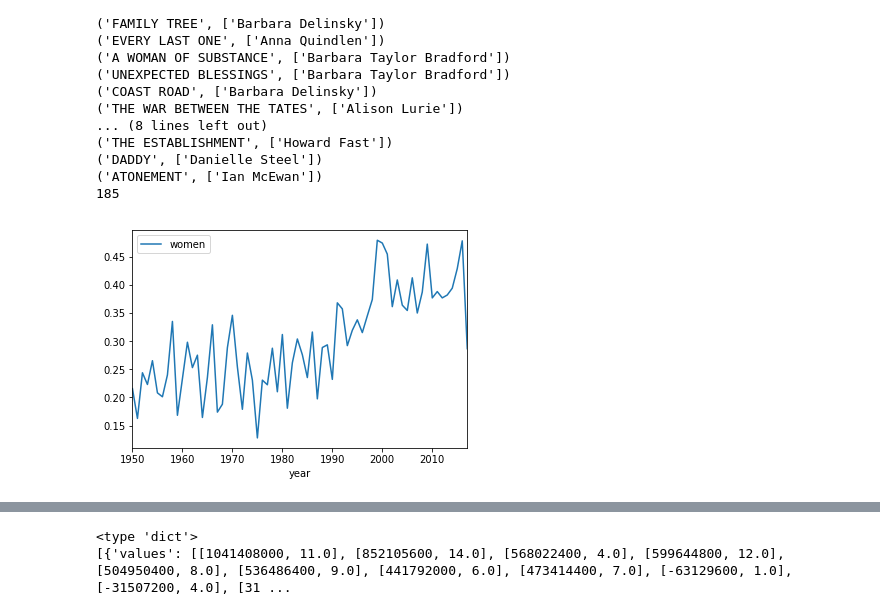
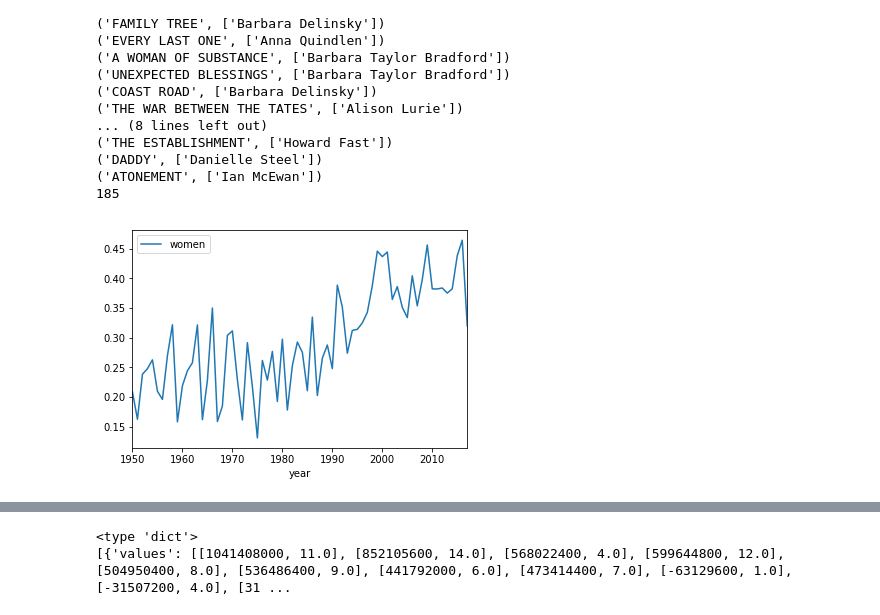
Before and after one commit to cimar/books, a Jupyter notebook: Clean Glue.ipynb, the cells around one changed output, grey strips where cells are left out. Saved outputs shown, nothing was run; the diff lists cells and outputs as text; code cells hidden in the pictures.

```diff
--- a/Clean Glue.ipynb
+++ b/Clean Glue.ipynb
@@ -672,3 +694,6 @@ def process_raw_list(input_ls):
         target.append(target_row)
         i = i+1
     return target
+# %%
+alternative_gender = load_obj("adult_alternative.pickle")
+new_skipped_ta = []
@@ -721,7 +909,7 @@ print process_raw_list(to_process[0:2])
 # %%
-processed = process_raw_list(to_process)
-write_obj(processed,"processed_arr3.pickle")
-#processed = load_obj("processed_arr.pickle")
-print processed[0]
+processed = new_process_raw_list(to_process)
+write_obj(processed,"processed_arr5.pickle")
+#processed = load_obj("processed_arr3.pickle")
+print processed[8]
 print len(processed)
 # %% [output]
@@ -747,17 +982,16 @@ genre_terms = ["fiction","stories","tales","literature","opera"]
 genre_dict = {"romance":{"keys":["romance","erotic"],"stops":["language"]}, #took out 'domestic'
               "domestic":{"keys":["domestic"]},
               "suspense":{"keys":["suspense"]},
-              "legal":{"keys":["legal"]},
               "horror":{"keys":["horror","paranormal"]},
               "mystery":{"keys":["mystery","detective","crime"]},
               "spy_and_politics":{"keys":["spy ","politic"]},
               "fsf":{"keys":["fantasy","science fiction", "space","cyberpunk","steampunk"]},
               "adventure":{"keys":["adventure","western","sea "]},
-              "ya":{"keys":["young adult"]},
-              "war":{"keys":["war "]},
-              "religious":{"keys":["religious","christian"],"stop":["aspects"]},
-              "historical":{"keys":["historical"]} ## <-- I think this one might not be a well-supported
-                                                   ## category in the DB
+              "historical":{"keys":["historical"]},
+              #"ya/child":{"keys":["young adult","child","teen"]},
+              #"war":{"keys":["war "]},
+              #"religious":{"keys":["religious","christian"],"stop":["aspects"]},
+              "other":{"keys":["legal","young adult","child","teen","war ","religious","christian"],"stop":["aspects"]},
             }
 
 def genre_candidate(fast_term):
@@ -855,7 +1089,7 @@ print pandas.__version__
 
 terms = []
 for x in processed:
-    for y in x['fast_subjects']:
+    for y in x['fast_subjects'].keys():
         if genre_candidate(y):
             terms.append(y)
 
@@ -1267,6 +1501,7 @@ def percent_women_binned(cl_ls,group_val):
     return target
 
 def class_gender(gender_ls):
+
     if len(gender_ls) == 1:
         return gender_ls[0]['gender']
     else:
@@ -1274,40 +1509,47 @@ def class_gender(gender_ls):
         male = 0
         for x in gender_ls:
             if x['gender'] == 'Female': ## THIS TREATS MIXED GENDER TEAMS AS FEMALE
                 fem = fem+1
                 male = male+1
             else:
                 if x['gender'] == 'Male':
                     male = male+1
         if fem+male == 0:
-            return 'NA'
+            return 'needs label'
         ratio = float(fem)/float(fem+male)
-        if ratio == 1:
-            return 'Female'
-        if ratio == 0:
-            return 'Male'
-        return 'Both'
+        if len(gender_ls) < 5:
+            if ratio == 1:
+                return 'Female'
+            if ratio == 0:
+                return 'Male'
+            return 'Both'
+        else:
+            if ratio >= .8:
+                return 'Female'
+            if ratio <= .2:
+                return 'Male'
+            return 'Both'
 
 def percent_women(class_ls):
     i = 0
     for x in class_ls:
         if x == "Female":
             i = i+1
     return float(i)/float(len(class_ls))
 
 
 #for x in grouped:
 #    index = x[0]
 #    group = grouped.get_group(index)
 #    print str(index) + str(num_titles(group))
 
 tall_df = pandas.DataFrame(percent_women_binned(processed,"year")).set_index("year")
 fig = tall_df.plot().get_figure()
 #fig.savefig("women_average_week2.png")
 
 #fig.savefig("women2")
 # %% [output]
-[figure, old version]
+[figure, new version]
 # %%
 def unique_titles(df_ls):
     ta = set()
```
Also changed, not shown: parts of 35 cells of this notebook, 25 other files.
